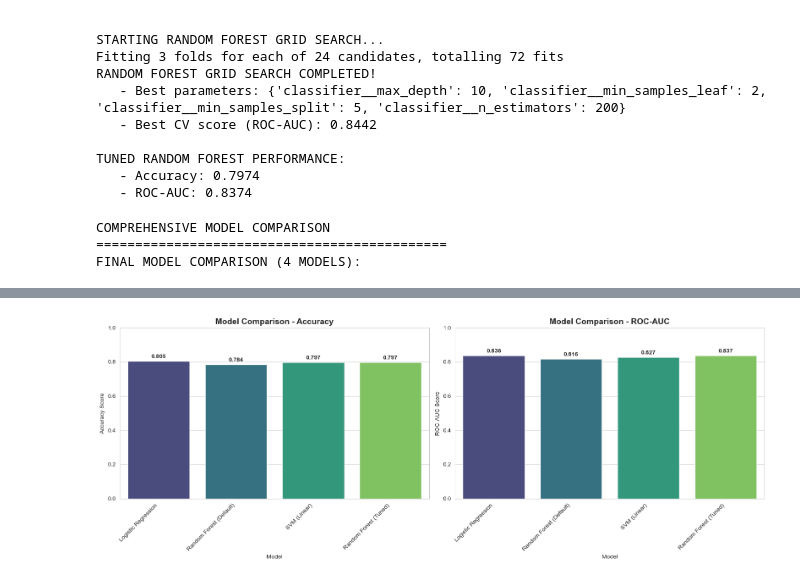
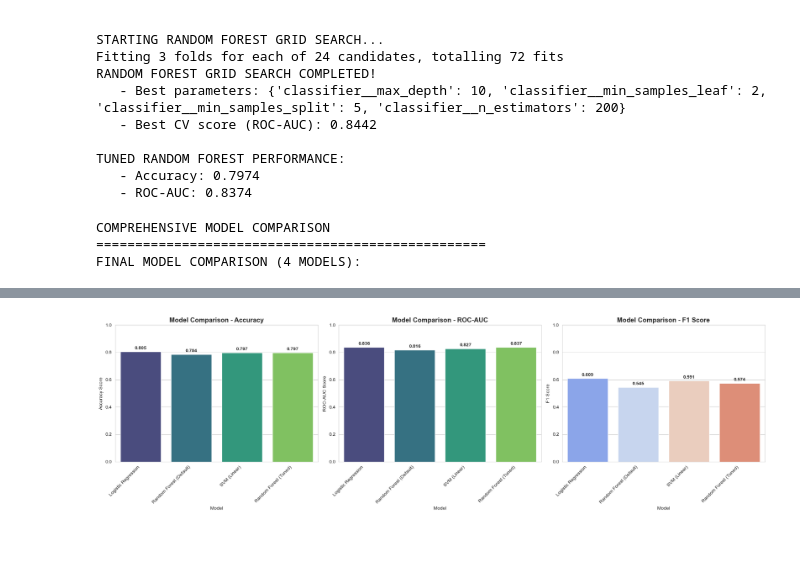
Before and after one commit to MariaImran2023/Telco-customer-churn, a Jupyter notebook: telco_churn_notebook.ipynb, the cells around one changed output, grey strips where cells are left out. Drawn from its saved outputs; the diff is of its cells as text; code cells hidden in the pictures; blank space fills up the shorter version.

```diff
--- a/telco_churn_notebook.ipynb
+++ b/telco_churn_notebook.ipynb
@@ -656,45 +767,66 @@ TUNED RANDOM FOREST PERFORMANCE:
    - ROC-AUC: 0.8374
 # %%
 print("COMPREHENSIVE MODEL COMPARISON")
-print("=" * 45)
+print("=" * 50)
+
+from sklearn.metrics import f1_score
+
+lr_f1 = f1_score(y_test, y_pred_lr)
+rf_f1 = f1_score(y_test, y_pred_rf)
+svm_f1 = f1_score(y_test, y_pred_svm)
+best_rf_f1 = f1_score(y_test, y_pred_best_rf)
 
 model_comparison = pd.DataFrame({
     'Model': ['Logistic Regression', 'Random Forest (Default)', 'SVM (Linear)', 'Random Forest (Tuned)'],
     'Accuracy': [lr_accuracy, rf_accuracy, svm_accuracy, best_rf_accuracy],
-    'ROC-AUC': [lr_roc_auc, rf_roc_auc, svm_roc_auc, best_rf_roc_auc]
+    'ROC-AUC': [lr_roc_auc, rf_roc_auc, svm_roc_auc, best_rf_roc_auc],
+    'F1-Score': [lr_f1, rf_f1, svm_f1, best_rf_f1]
 })
 
 print("FINAL MODEL COMPARISON (4 MODELS):")
 display(model_comparison)
 
-plt.figure(figsize=(16, 6))
+plt.figure(figsize=(20, 6))
 
-plt.subplot(1, 2, 1)
-bars = sns.barplot(data=model_comparison, x='Model', y='Accuracy', palette='viridis')
+plt.subplot(1, 3, 1)
+bars_acc = sns.barplot(data=model_comparison, x='Model', y='Accuracy', palette='viridis')
 plt.title('Model Comparison - Accuracy', fontsize=14, fontweight='bold')
 plt.xticks(rotation=45, ha='right')
 plt.ylim(0, 1)
 plt.ylabel('Accuracy Score')
+for i, v in enumerate(model_comparison['Accuracy']):
+    bars_acc.text(i, v + 0.01, f'{v:.3f}', ha='center', va='bottom', fontweight='bold')
 
-for i, v in enumerate(model_comparison['Accuracy']):
-    bars.text(i, v + 0.01, f'{v:.3f}', ha='center', va='bottom', fontweight='bold')
-
-plt.subplot(1, 2, 2)
-bars = sns.barplot(data=model_comparison, x='Model', y='ROC-AUC', palette='viridis')
+plt.subplot(1, 3, 2)
+bars_auc = sns.barplot(data=model_comparison, x='Model', y='ROC-AUC', palette='viridis')
 plt.title('Model Comparison - ROC-AUC', fontsize=14, fontweight='bold')
 plt.xticks(rotation=45, ha='right')
 plt.ylim(0, 1)
 plt.ylabel('ROC-AUC Score')
+for i, v in enumerate(model_comparison['ROC-AUC']):
+    bars_auc.text(i, v + 0.01, f'{v:.3f}', ha='center', va='bottom', fontweight='bold')
 
-for i, v in enumerate(model_comparison['ROC-AUC']):
-    bars.text(i, v + 0.01, f'{v:.3f}', ha='center', va='bottom', fontweight='bold')
+plt.subplot(1, 3, 3)
+bars_f1 = sns.barplot(data=model_comparison, x='Model', y='F1-Score', palette='coolwarm')
+plt.title('Model Comparison - F1 Score', fontsize=14, fontweight='bold')
+plt.xticks(rotation=45, ha='right')
+plt.ylim(0, 1)
+plt.ylabel('F1 Score')
+for i, v in enumerate(model_comparison['F1-Score']):
+    bars_f1.text(i, v + 0.01, f'{v:.3f}', ha='center', va='bottom', fontweight='bold')
 
 plt.tight_layout()
 plt.show()
 
-print(" BEST PERFORMING MODEL:")
-best_model = model_comparison.loc[model_comparison['ROC-AUC'].idxmax()]
-print(f"   - {best_model['Model']} with ROC-AUC: {best_model['ROC-AUC']:.4f}")
+print("\nBEST PERFORMING MODEL BY METRIC:")
+print("-" * 40)
+best_by_accuracy = model_comparison.loc[model_comparison['Accuracy'].idxmax()]
+best_by_rocauc = model_comparison.loc[model_comparison['ROC-AUC'].idxmax()]
+best_by_f1 = model_comparison.loc[model_comparison['F1-Score'].idxmax()]
+
+print(f"• Best Accuracy: {best_by_accuracy['Model']} ({best_by_accuracy['Accuracy']:.4f})")
+print(f"• Best ROC-AUC: {best_by_rocauc['Model']} ({best_by_rocauc['ROC-AUC']:.4f})")
+print(f"• Best F1-Score: {best_by_f1['Model']} ({best_by_f1['F1-Score']:.4f})")
 
 print("\nMODEL TYPE SUMMARY:")
 model_types = {
@@ -703,10 +835,26 @@ model_types = {
     'SVM (Linear)': 'Maximum Margin Classifier',
     'Random Forest (Tuned)': 'Optimized Ensemble'
 }
+
 for model, model_type in model_types.items():
-    accuracy = model_comparison[model_comparison['Model'] == model]['Accuracy'].values[0]
-    print(f"   - {model}: {model_type} (Accuracy: {accuracy:.3f})")
+    row = model_comparison[model_comparison['Model'] == model].iloc[0]
+    print(f"   - {model}:")
+    print(f"       Type: {model_type}")
+    print(f"       Accuracy: {row['Accuracy']:.3f}")
+    print(f"       ROC-AUC: {row['ROC-AUC']:.3f}")
+    print(f"       F1-Score: {row['F1-Score']:.3f}")
+
+print("\nF1 SCORE INTERPRETATION:")
+print("-" * 40)
+print("F1 Score = 2 × (Precision × Recall) / (Precision + Recall)")
+print("• Perfect F1 Score = 1.0")
+print("• Worst F1 Score = 0.0")
+print("• Good F1 Score > 0.7")
+print("• Moderate F1 Score > 0.5")
+print("• Our models range: 0.54 - 0.60 (moderate performance)")
+print("\nNote: F1 score is especially important for imbalanced datasets")
+print("      like ours (26.6% churn rate)")
 # %% [output]
 COMPREHENSIVE MODEL COMPARISON
-=============================================
+==================================================
 FINAL MODEL COMPARISON (4 MODELS):
@@ -718 +866 @@ FINAL MODEL COMPARISON (4 MODELS):
-[figure, old version]
+[figure, new version]
```
Also changed, not shown: parts of 7 cells of this notebook, 2 other files.
